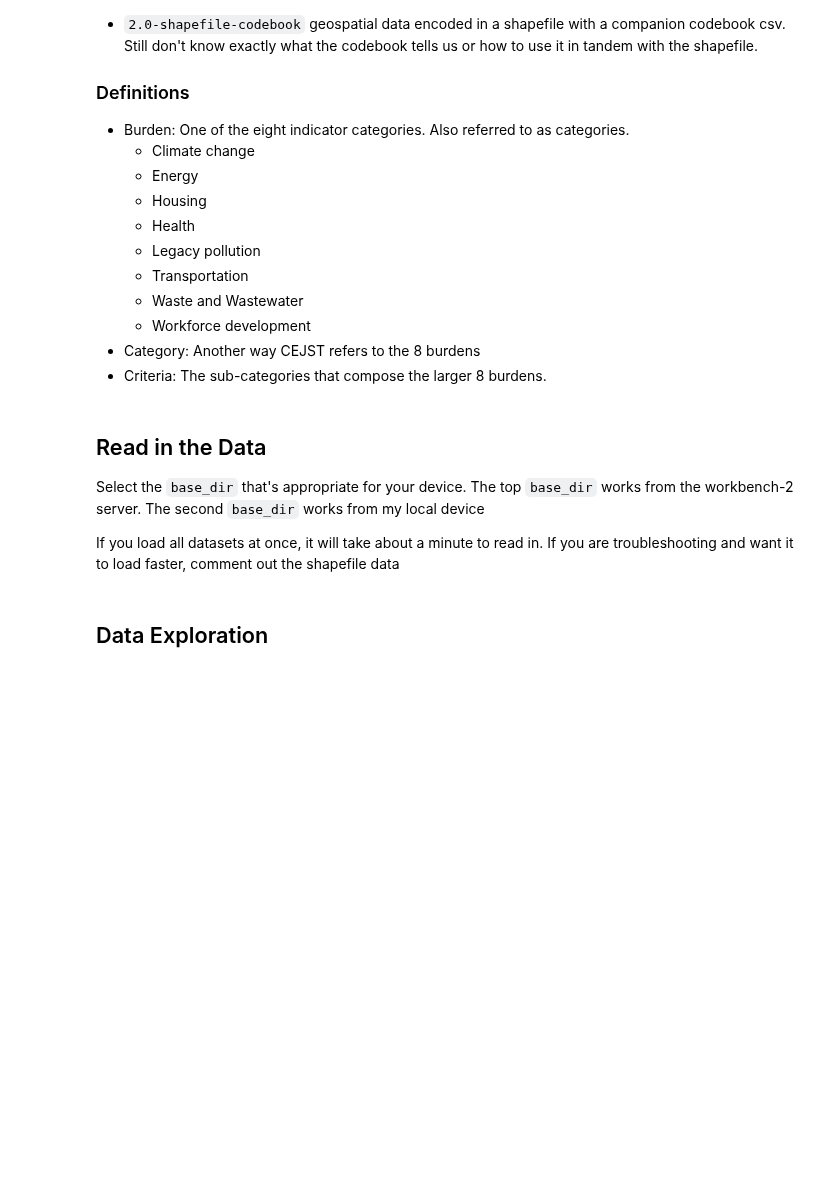
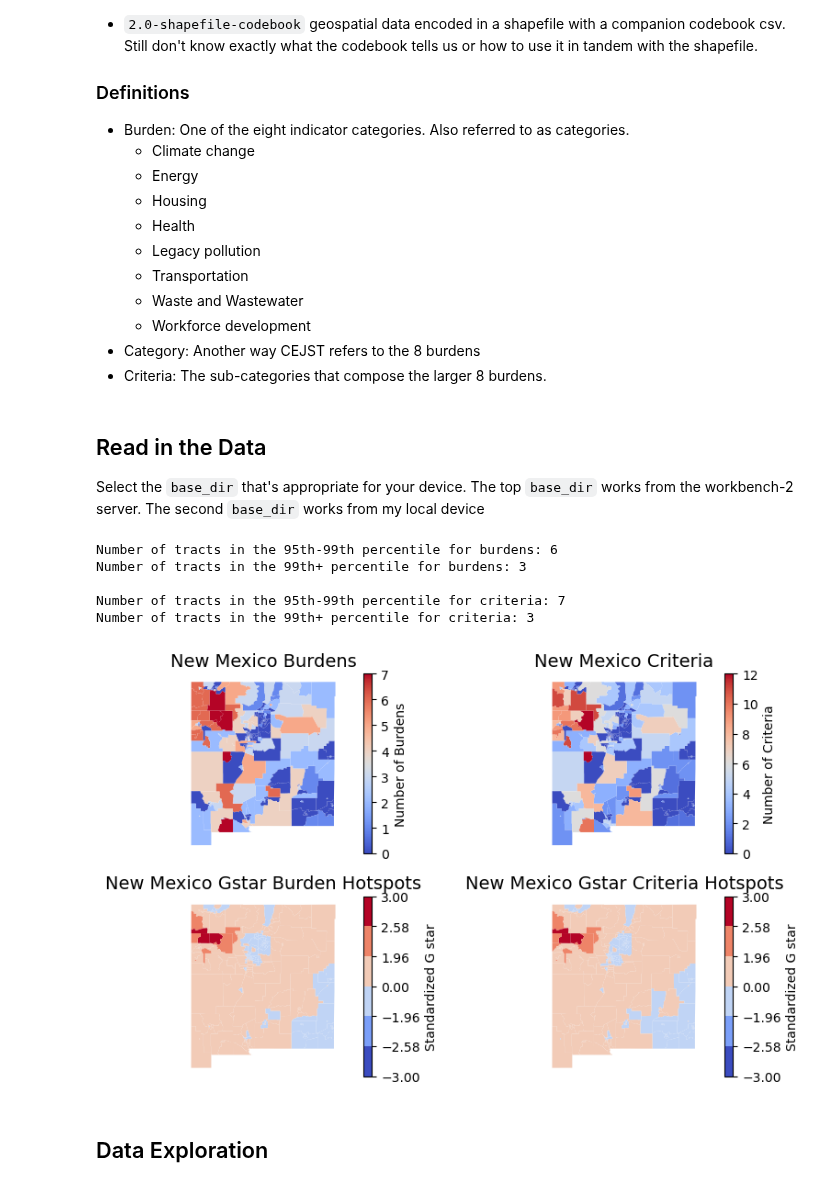
Before and after one commit to haylee360/j40-data-exploration, a Jupyter notebook: exploration.ipynb, the cells around one changed output. Saved outputs shown, nothing was run; the diff lists cells and outputs as text; code cells hidden in the pictures; blank space fills up the shorter version.

```diff
--- a/exploration.ipynb
+++ b/exploration.ipynb
@@ -42,8 +42,6 @@ pd.set_option('display.max_columns', None)
 ## Read in the Data
 
 Select the `base_dir` that's appropriate for your device. The top `base_dir` works from the workbench-2 server. The second `base_dir` works from my local device
-
-If you load all datasets at once, it will take about a minute to read in. If you are troubleshooting and want it to load faster, comment out the shapefile data
 # %%
 # Import data
 base_dir = "/capstone/justice40"
@@ -69,3 +59,12 @@ v2_geo = gpd.read_file(os.path.join(base_dir, "data", "2.0-shapefile-codebook",
+# %%
+state_gstar("New Mexico")
+# %% [output]
+Number of tracts in the 95th-99th percentile for burdens: 6
+Number of tracts in the 99th+ percentile for burdens: 3
+
+Number of tracts in the 95th-99th percentile for criteria: 7
+Number of tracts in the 99th+ percentile for criteria: 3
+[figure, added]
 # %% [markdown]
 ## Data Exploration
 # %%
```
Also changed, not shown: parts of 12 cells of this notebook, 1 other file.
